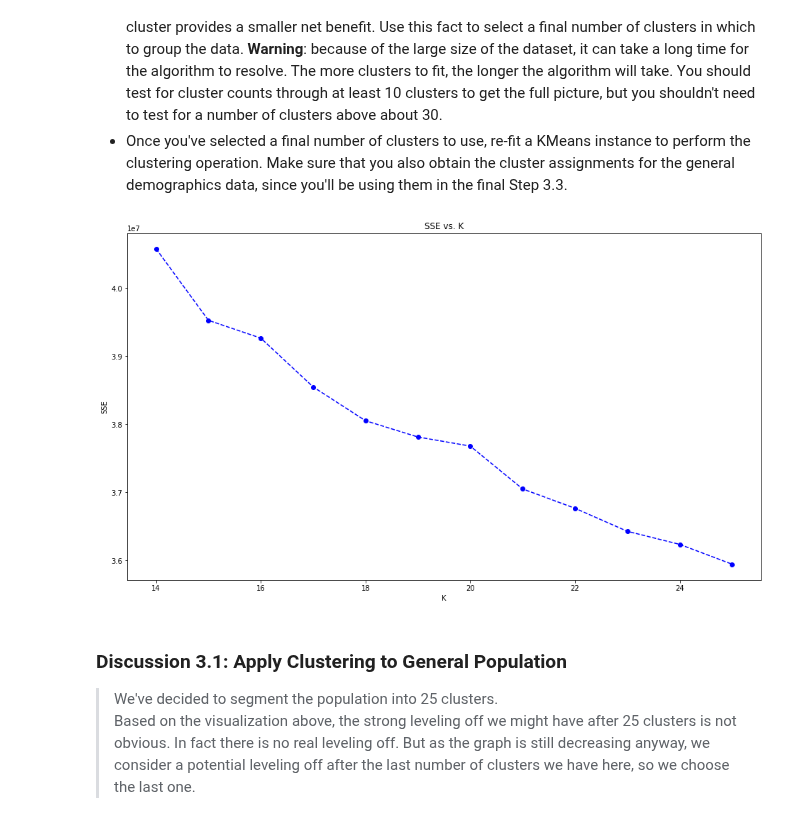
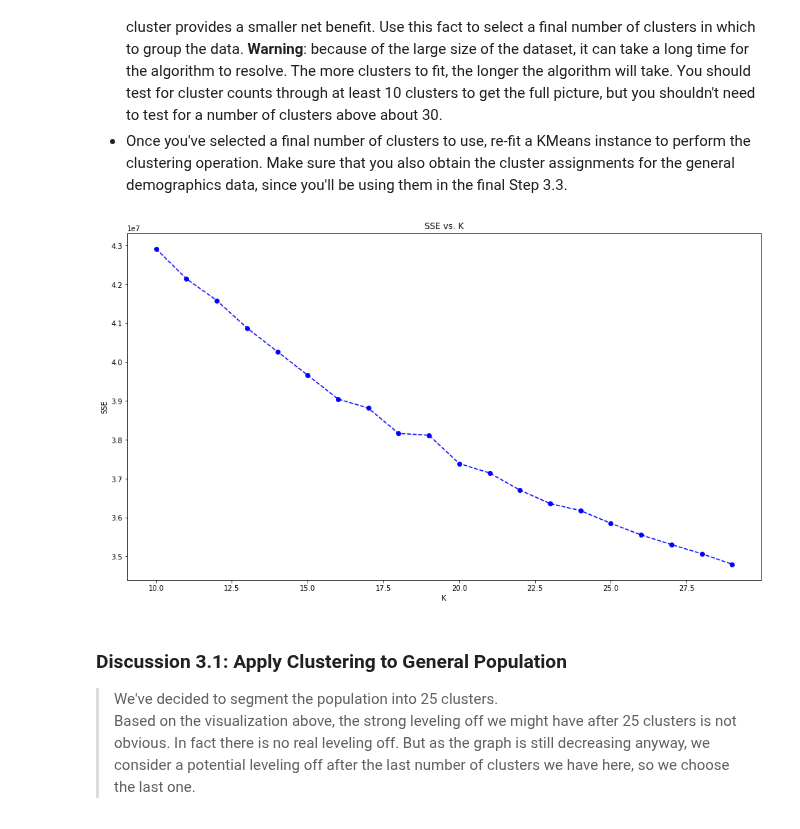
Before and after one commit to jlcossi/identify_customer_segments, a Jupyter notebook: Identify_Customer_Segments.ipynb, the cells around one changed output. Saved outputs shown, nothing was run; the diff lists cells and outputs as text; code cells hidden in the pictures.

Commit message:
feat: Apply all steps to customer data

```diff
--- a/Identify_Customer_Segments.ipynb
+++ b/Identify_Customer_Segments.ipynb
@@ -843,6 +845,14 @@ Before we apply dimensionality reduction techniques to the data, we need to perf
 - sklearn requires that data not have missing values in order for its estimators to work properly. So, before applying the scaler to your data, make sure that you've cleaned the DataFrame of the remaining missing values. This can be as simple as just removing all data points with missing data, or applying an [Imputer](http://scikit-learn.org/stable/modules/generated/sklearn.preprocessing.Imputer.html) to replace all missing values. You might also try a more complicated procedure where you temporarily remove missing values in order to compute the scaling parameters before re-introducing those missing values and applying imputation. Think about how much missing data you have and what possible effects each approach might have on your analysis, and justify your decision in the discussion section below.
 - For the actual scaling function, a [StandardScaler](http://scikit-learn.org/stable/modules/generated/sklearn.preprocessing.StandardScaler.html) instance is suggested, scaling each feature to mean 0 and standard deviation 1.
 - For these classes, you can make use of the `.fit_transform()` method to both fit a procedure to the data as well as apply the transformation to the data at the same time. Don't forget to keep the fit sklearn objects handy, since you'll be applying them to the customer demographics data towards the end of the project.
+# %%
+# 'GEBAEUDETYP' categorical variable does not have the same unique values on general population and customer data
+# So get_dummies does not generate the same number of columns
+# After investigation, the value 5.0 is missing in the customer data,
+# so the customer dataset will not contain the column 'GEBAEUDETYP_5.0'
+# customers['GEBAEUDETYP'].unique() !=  azdias['GEBAEUDETYP'].unique()
+# As a consequence we delete the column 'GEBAEUDETYP_5.0'
+df_azdias_below.drop('GEBAEUDETYP_5.0', axis=1, inplace=True)
 # %%
 # How many missing values do we still have ?
 for column_name, nb_of_missing in df_azdias_below.isnull().sum().items():
@@ -1105,9 +1115,9 @@ def explore_clusters(data, centers):
     return
 # %%
 # Now explore the clusters on the PCA-transformed data
-# explore_clusters(df_azdias_pca, list(range(14, 26)))
+explore_clusters(df_azdias_pca, list(range(10, 30)))
 # %% [output]
-[figure, old version]
+[figure, new version]
 # %%
 # Re-fit the k-means model with the selected number of clusters and obtain
 # cluster predictions for the general population demographics data.
```
Also changed, not shown: parts of 12 cells of this notebook.
